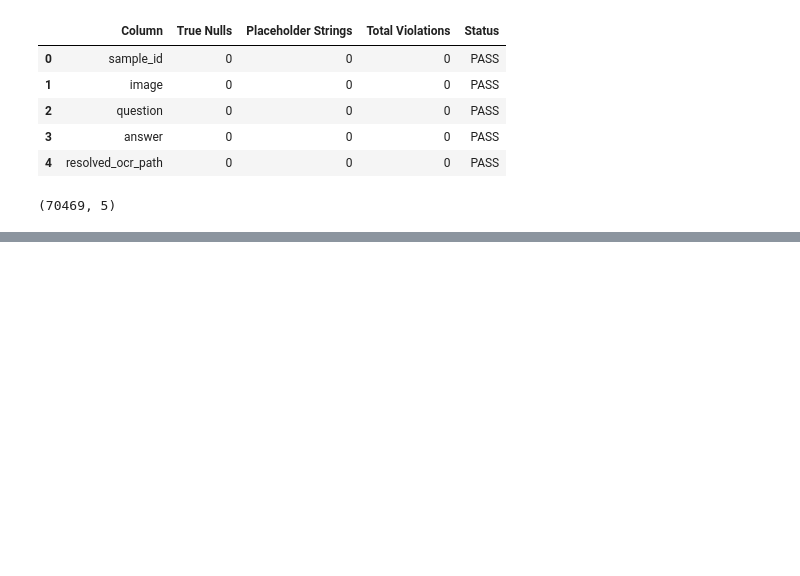
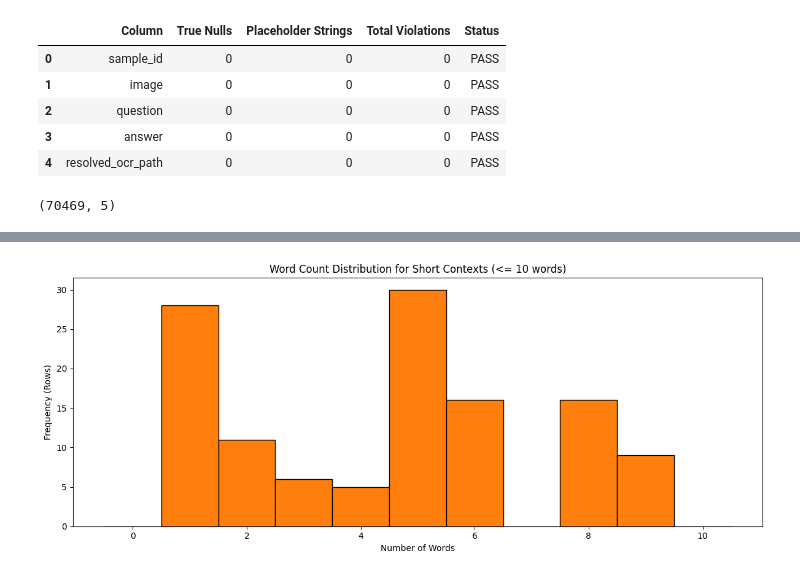
Before and after one commit to fayedraza1234/image-to-text-for-qa, a Jupyter notebook: EDA/EDA.ipynb, the cells around one changed output, grey strips where cells are left out. Saved outputs shown, nothing was run; the diff lists cells and outputs as text; code cells hidden in the pictures; blank space fills up the shorter version.

```diff
--- a/EDA/EDA.ipynb
+++ b/EDA/EDA.ipynb
@@ -312,0 +565,16 @@ df_clean.shape
+# %%
+short_words = word_counts[word_counts <= 10]
+plt.figure(figsize=(12, 5))
+plt.hist(
+    short_words,
+    bins=np.arange(0, 12) - 0.5,
+    color="#ff7f0e",
+    edgecolor="black",
+)
+plt.title("Word Count Distribution for Short Contexts (<= 10 words)")
+plt.xlabel("Number of Words")
+plt.ylabel("Frequency (Rows)")
+plt.tight_layout()
+plt.show()
+# %% [output]
+[figure, added]
```
Also changed, not shown: parts of 47 cells of this notebook.
